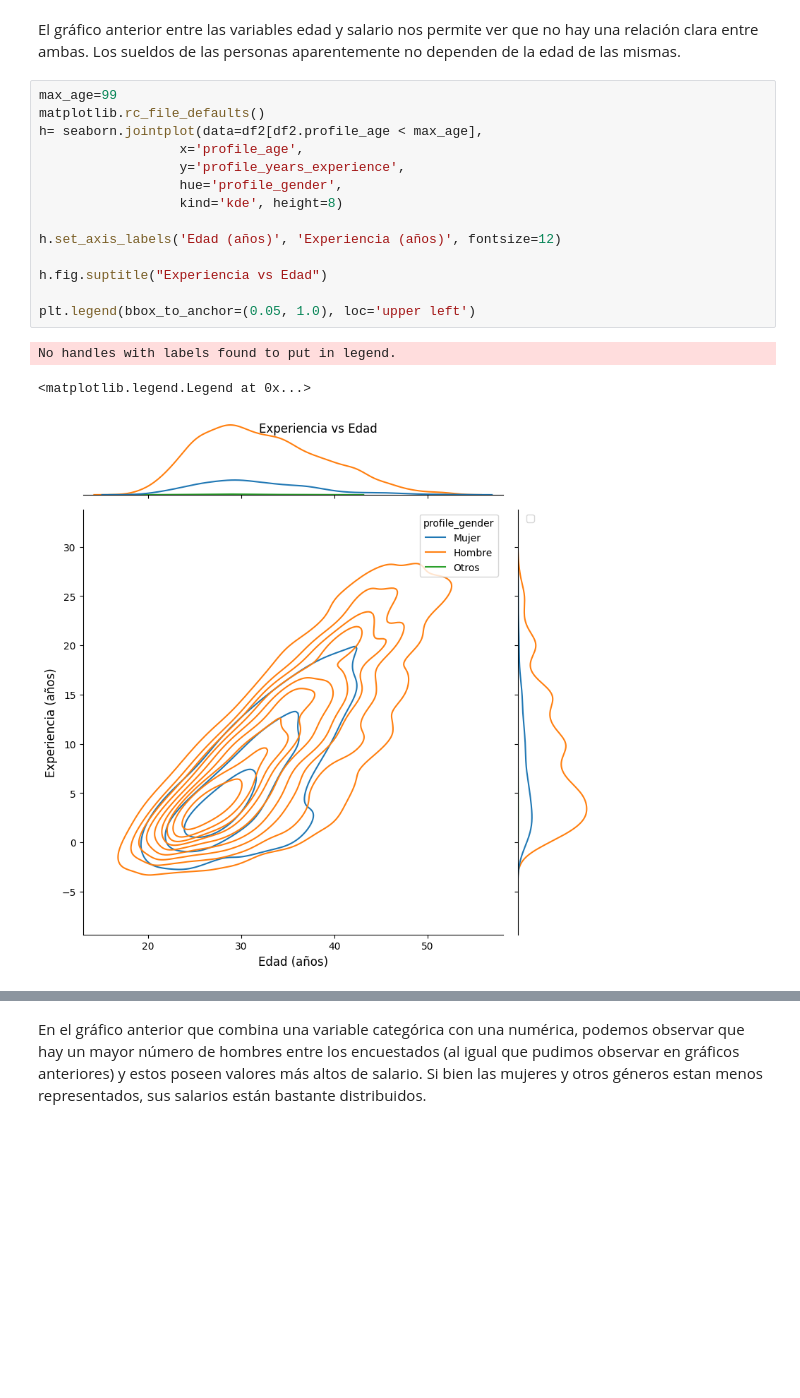
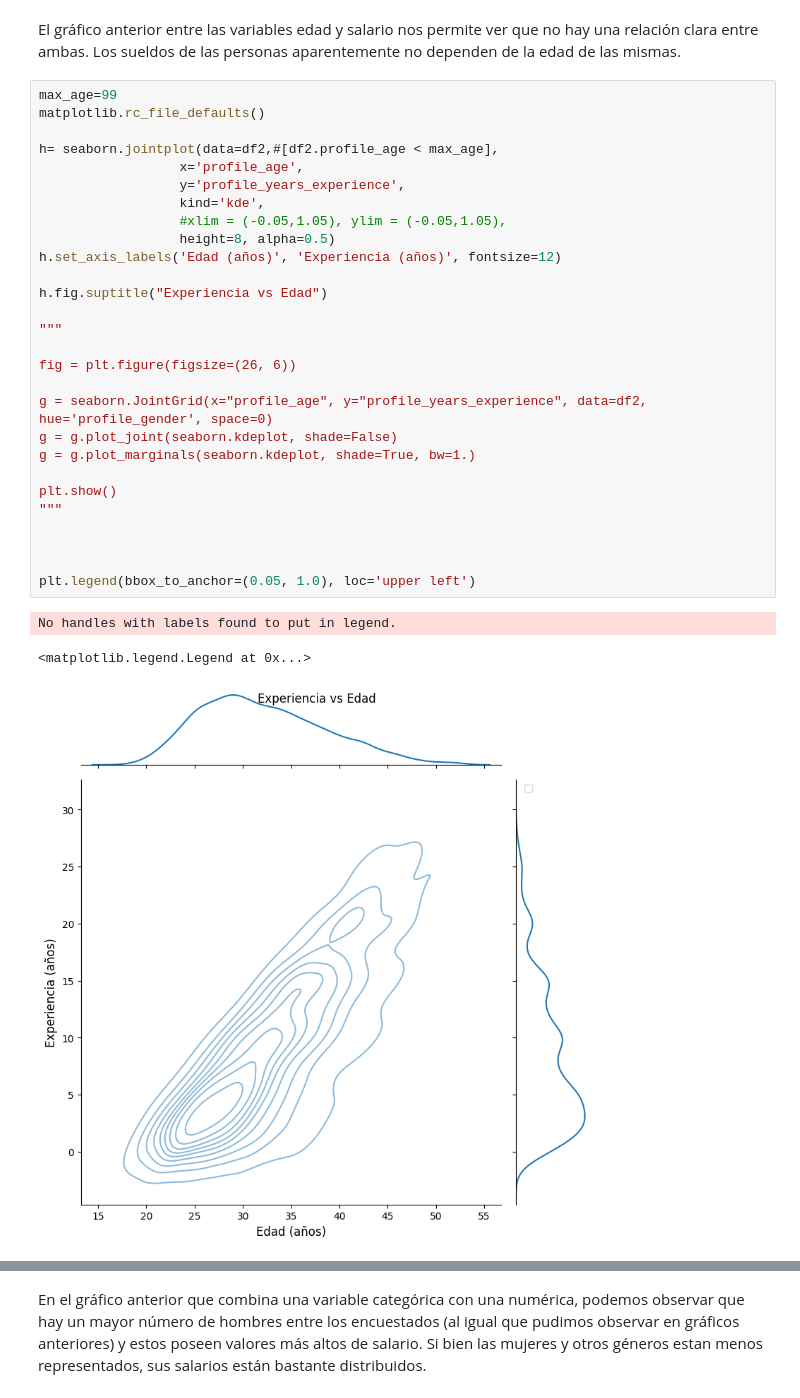
Before and after one commit to joaquinvvelaco/diplo-datos-2022, a Jupyter notebook: ayvd/entregables/Grupo_29_Entregable_Parte_1.ipynb, the cells around one changed output, grey strips where cells are left out. Cells and saved outputs as stored; diff of their text form; blank space fills up the shorter version.

```diff
--- a/ayvd/entregables/Grupo_29_Entregable_Parte_1.ipynb
+++ b/ayvd/entregables/Grupo_29_Entregable_Parte_1.ipynb
@@ -1118,19 +1118,33 @@ El gráfico anterior entre las variables edad y salario nos permite ver que no h
 # %%
 max_age=99
 matplotlib.rc_file_defaults()
-h= seaborn.jointplot(data=df2[df2.profile_age < max_age],
+
+h= seaborn.jointplot(data=df2,#[df2.profile_age < max_age],
                   x='profile_age',
                   y='profile_years_experience',
-                  hue='profile_gender',
-                  kind='kde', height=8)
-
+                  kind='kde',
+                  #xlim = (-0.05,1.05), ylim = (-0.05,1.05),
+                  height=8, alpha=0.5)
 h.set_axis_labels('Edad (años)', 'Experiencia (años)', fontsize=12)
 
 h.fig.suptitle("Experiencia vs Edad")
 
+"""
+
+fig = plt.figure(figsize=(26, 6))
+
+g = seaborn.JointGrid(x="profile_age", y="profile_years_experience", data=df2, hue='profile_gender', space=0)
+g = g.plot_joint(seaborn.kdeplot, shade=False)
+g = g.plot_marginals(seaborn.kdeplot, shade=True, bw=1.)
+
+plt.show()
+"""
+
+
+
 plt.legend(bbox_to_anchor=(0.05, 1.0), loc='upper left')
 # %% [output]
 No handles with labels found to put in legend.
 <matplotlib.legend.Legend at 0x...>
-[figure, old version]
+[figure, new version]
 # %% [markdown]
```
Also changed, not shown: parts of 8 cells of this notebook.
